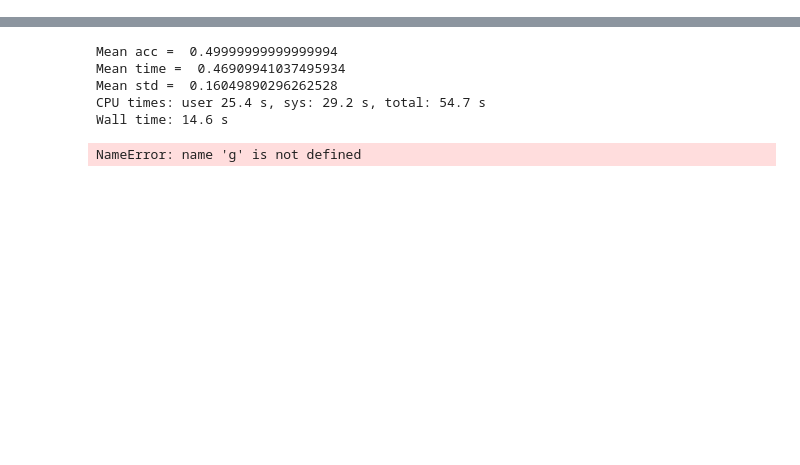
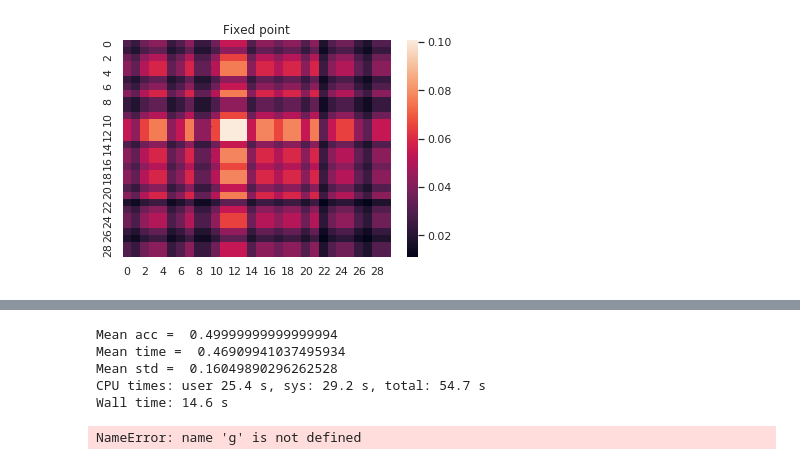
Before and after one commit to leoandeol/graph-kernels, a Jupyter notebook: tests.ipynb, the cells around one changed output, grey strips where cells are left out. Cells and saved outputs as stored; diff of their text form; code cells hidden in the pictures; blank space fills up the shorter version.

```diff
--- a/tests.ipynb
+++ b/tests.ipynb
@@ -53,0 +39,6 @@ sns.heatmap(ker.build_gram_matrix(db2[:,0],kernel=ker.spec_decomp_kernel))
+# %%
+%%timeit
+plt.clf()
+plt.title("Fixed point")
+sns.heatmap(ker.build_gram_matrix(db2[:,0],kernel=ker.fixed_point_kernel))
+# %% [output]
@@ -53,0 +46 @@ sns.heatmap(ker.build_gram_matrix(db2[:,0],kernel=ker.spec_decomp_kernel))
+[figure, added]
```
Also changed, not shown: parts of 6 cells of this notebook, 1 other file.
